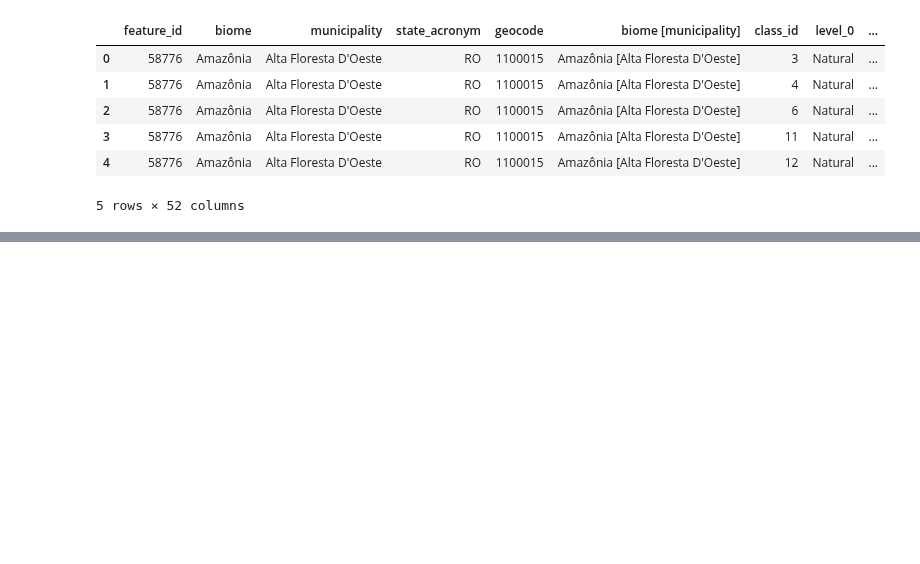
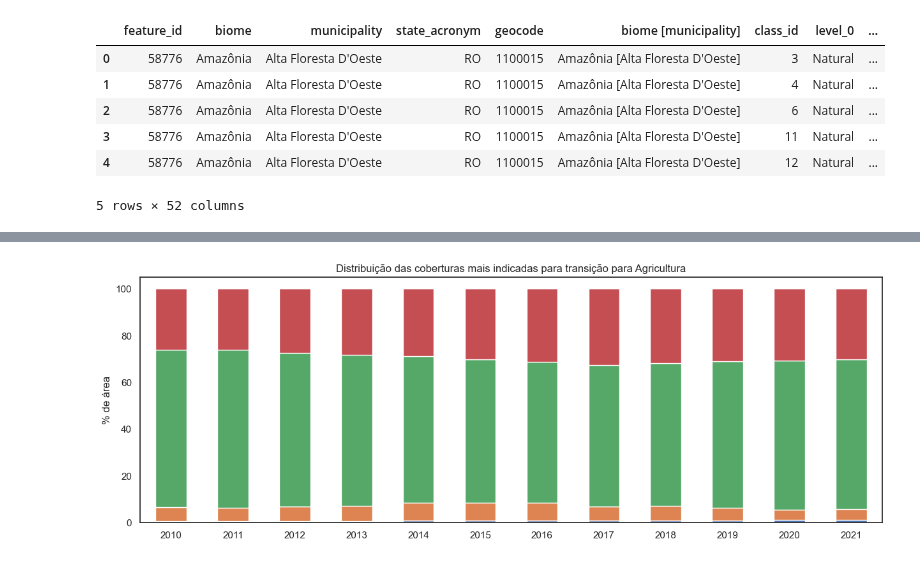
Before and after one commit to caiosoter/BCG2023, a Jupyter notebook: Notebooks/coletamapbioma.ipynb, the cells around one changed output, grey strips where cells are left out. Cells and saved outputs as stored; diff of their text form; code cells hidden in the pictures; blank space fills up the shorter version.

```diff
--- a/Notebooks/coletamapbioma.ipynb
+++ b/Notebooks/coletamapbioma.ipynb
@@ -71,0 +294,33 @@ superficie_agua
+# %%
+def dados_para_plot(id_municipio=2916500):
+    biomas_municipais = pd.read_excel(r"..\Dados\MAPBIOMAS\tabela_geral_mapbiomas_col8_biomas_municipios.xlsx",
+                                          sheet_name="COBERTURA_COL8.0")
+    biomas_municipais.drop(columns=["biome [municipality]", "municipality", "biome", "feature_id", "class_id"], inplace=True)
+    biomas_municipais.rename(columns={"geocode":"IBGE7"}, inplace=True)
+    biomas_agrupados = biomas_municipais.groupby(["IBGE7", "level_2"])[list(range(1985, 2023))].sum().reset_index()
+
+    biomas_lista = ["Forest Formation", "Mosaic of Agriculture and Pasture", "Pasture", "Savanna Formation"]
+    lista_Anos = list(range(2010, 2022))
+
+    biomas_serem_explorados = biomas_agrupados[(biomas_agrupados["IBGE7"] == id_municipio)&(biomas_agrupados["level_2"].isin(biomas_lista))]
+    biomas_serem_explorados = biomas_serem_explorados.melt(id_vars=["IBGE7", "level_2"], var_name="ANO", value_name="AREA_HECTAR")
+    biomas_serem_explorados = biomas_serem_explorados[biomas_serem_explorados["ANO"].isin(lista_Anos)]
+    pivot_df = biomas_serem_explorados.drop(columns="IBGE7").pivot(index='ANO', columns='level_2', values='AREA_HECTAR')
+    pivot_df_percent = pivot_df.div(pivot_df.sum(axis=1), axis=0) * 100
+    return pivot_df_percent
+
+
+def plot_stacked_bar(pivot_df_percent):
+    ax = pivot_df_percent.plot(kind='bar', stacked=True, figsize=(15, 5))
+    sns.set_style(None)
+    ax.legend().set_visible(False)
+    ax.set_xlabel(None)
+    plt.ylabel('% de área')
+    plt.xticks(rotation=0)
+    plt.title('Distribuição das coberturas mais indicadas para transição para Agricultura')
+    plt.show()
+# %%
+df = dados_para_plot()
+plot_stacked_bar(df)
+# %% [output]
+[figure, added]
```
Also changed, not shown: parts of 38 cells of this notebook, 1 other file.
